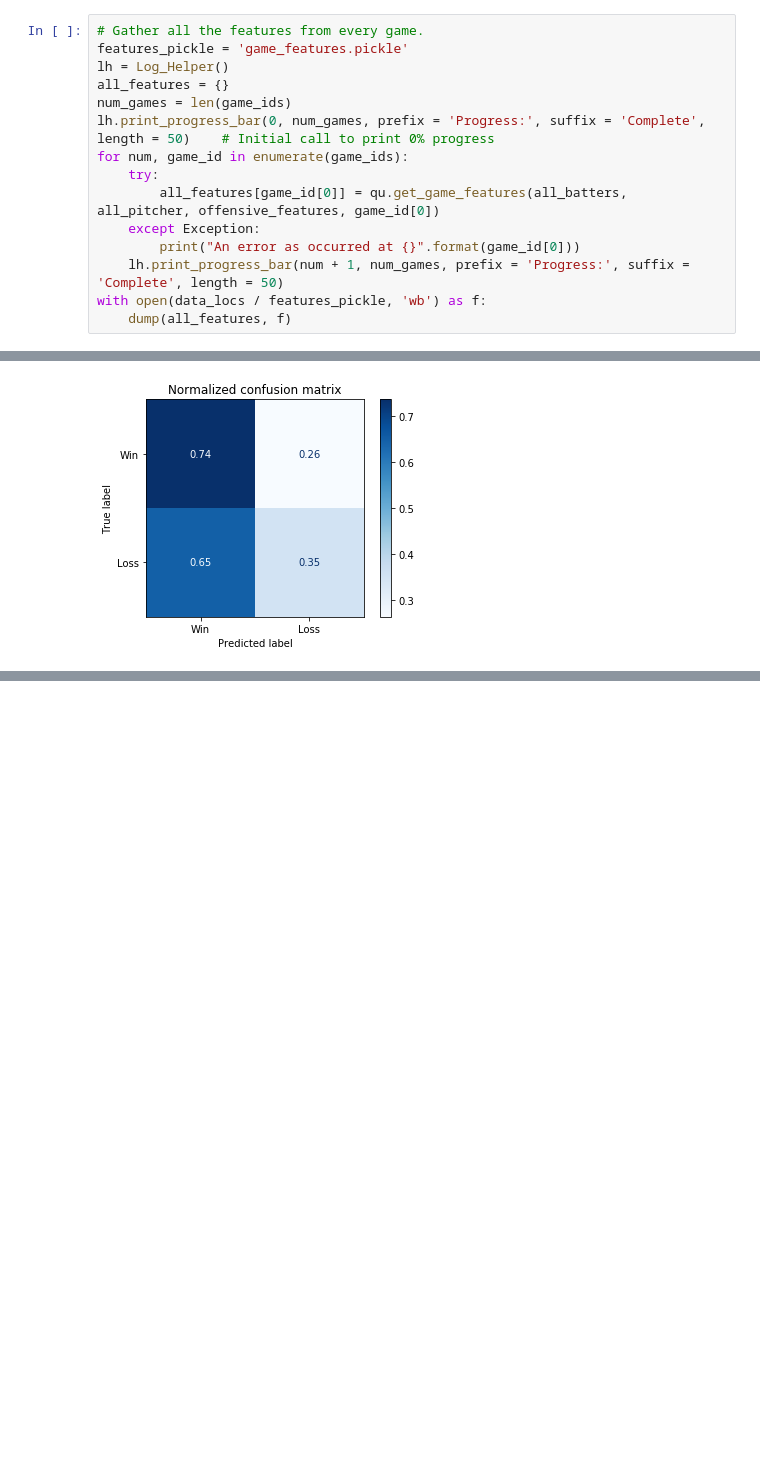
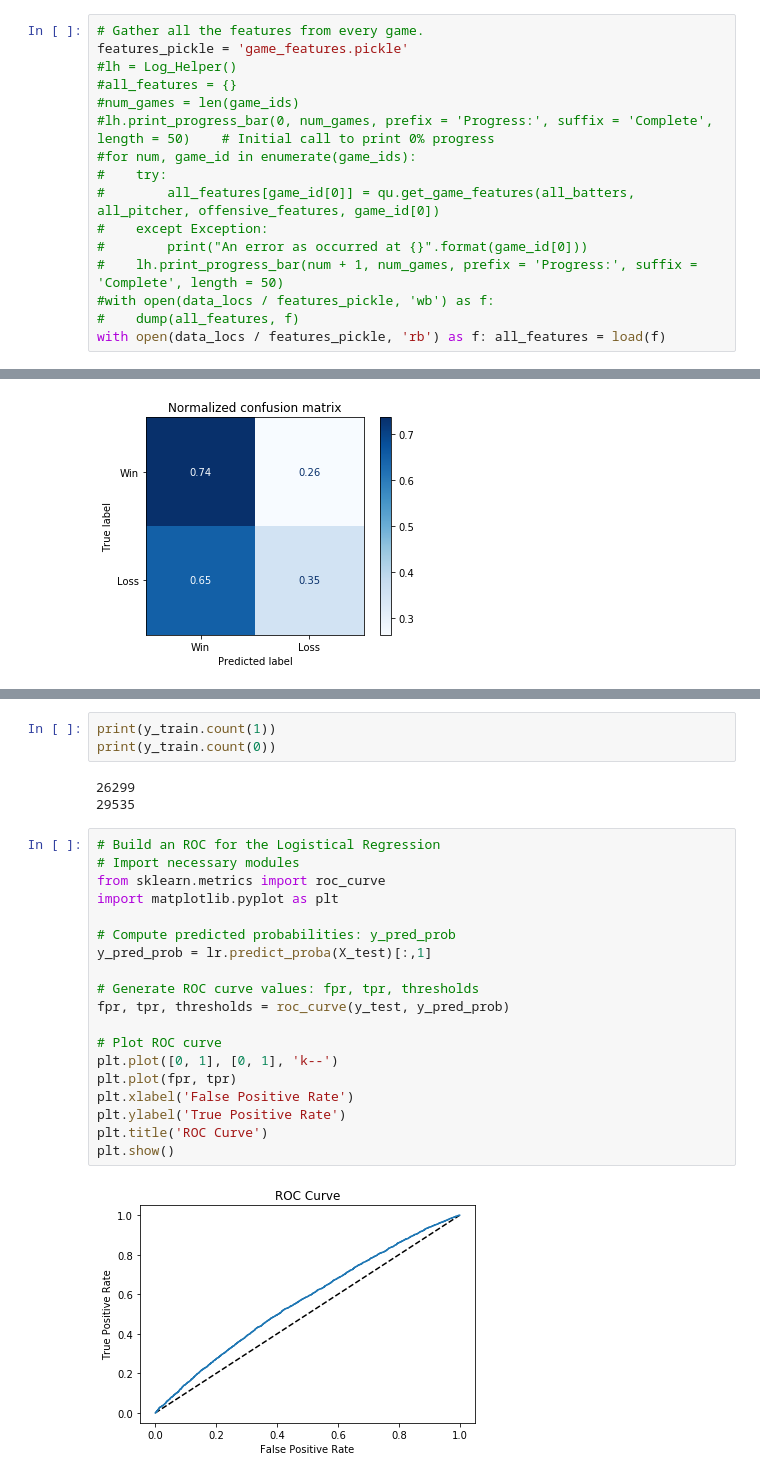
Before and after one commit to michaelkrakovsky/BaseballAnalytics, a Jupyter notebook: bin/modelling/model_one.ipynb, the cells around one changed output, grey strips where cells are left out. Drawn from its saved outputs; the diff is of its cells as text; blank space fills up the shorter version.

```diff
--- a/bin/modelling/model_one.ipynb
+++ b/bin/modelling/model_one.ipynb
@@ -74,15 +74,16 @@ all_batters = qu.get_batters_in_all_games_vOne(data_locs / batters_pickle)
 # %%
 # Gather all the features from every game.
 features_pickle = 'game_features.pickle'
-lh = Log_Helper()
-all_features = {}
-num_games = len(game_ids)
-lh.print_progress_bar(0, num_games, prefix = 'Progress:', suffix = 'Complete', length = 50)    # Initial call to print 0% progress
-for num, game_id in enumerate(game_ids):
-    try:
-        all_features[game_id[0]] = qu.get_game_features(all_batters, all_pitcher, offensive_features, game_id[0])
-    except Exception:
-        print("An error as occurred at {}".format(game_id[0]))
-    lh.print_progress_bar(num + 1, num_games, prefix = 'Progress:', suffix = 'Complete', length = 50)
-with open(data_locs / features_pickle, 'wb') as f:
-    dump(all_features, f)
+#lh = Log_Helper()
+#all_features = {}
+#num_games = len(game_ids)
+#lh.print_progress_bar(0, num_games, prefix = 'Progress:', suffix = 'Complete', length = 50)    # Initial call to print 0% progress
+#for num, game_id in enumerate(game_ids):
+#    try:
+#        all_features[game_id[0]] = qu.get_game_features(all_batters, all_pitcher, offensive_features, game_id[0])
+#    except Exception:
+#        print("An error as occurred at {}".format(game_id[0]))
+#    lh.print_progress_bar(num + 1, num_games, prefix = 'Progress:', suffix = 'Complete', length = 50)
+#with open(data_locs / features_pickle, 'wb') as f:
+#    dump(all_features, f)
+with open(data_locs / features_pickle, 'rb') as f: all_features = load(f)
@@ -175,0 +190,27 @@ Normalized confusion matrix
+# %%
+print(y_train.count(1))
+print(y_train.count(0))
+# %% [output]
+26299
+29535
+# %%
+# Build an ROC for the Logistical Regression
+# Import necessary modules
+from sklearn.metrics import roc_curve
+import matplotlib.pyplot as plt
+
+# Compute predicted probabilities: y_pred_prob
+y_pred_prob = lr.predict_proba(X_test)[:,1]
+
+# Generate ROC curve values: fpr, tpr, thresholds
+fpr, tpr, thresholds = roc_curve(y_test, y_pred_prob)
+
+# Plot ROC curve
+plt.plot([0, 1], [0, 1], 'k--')
+plt.plot(fpr, tpr)
+plt.xlabel('False Positive Rate')
+plt.ylabel('True Positive Rate')
+plt.title('ROC Curve')
+plt.show()
+# %% [output]
+[figure, added]
```
Also changed, not shown: parts of 6 cells of this notebook, 2 other files.
